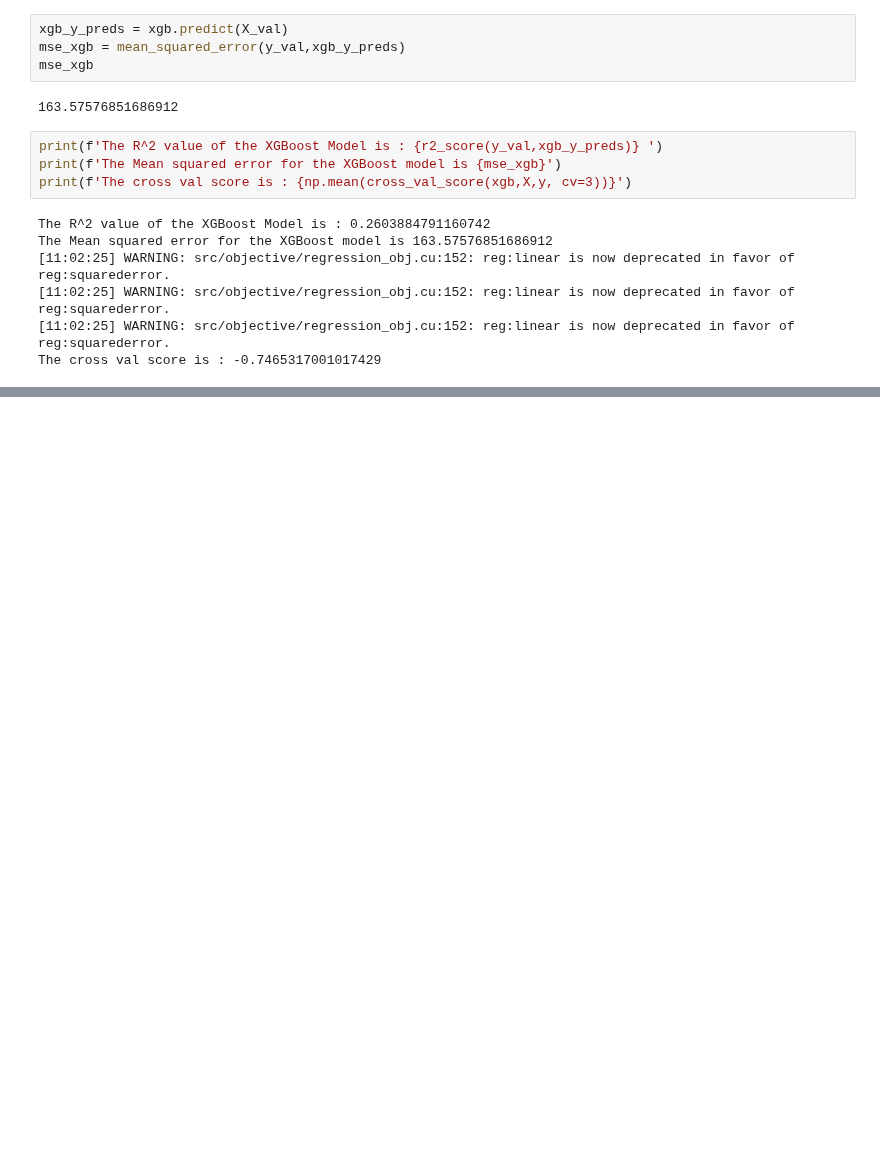
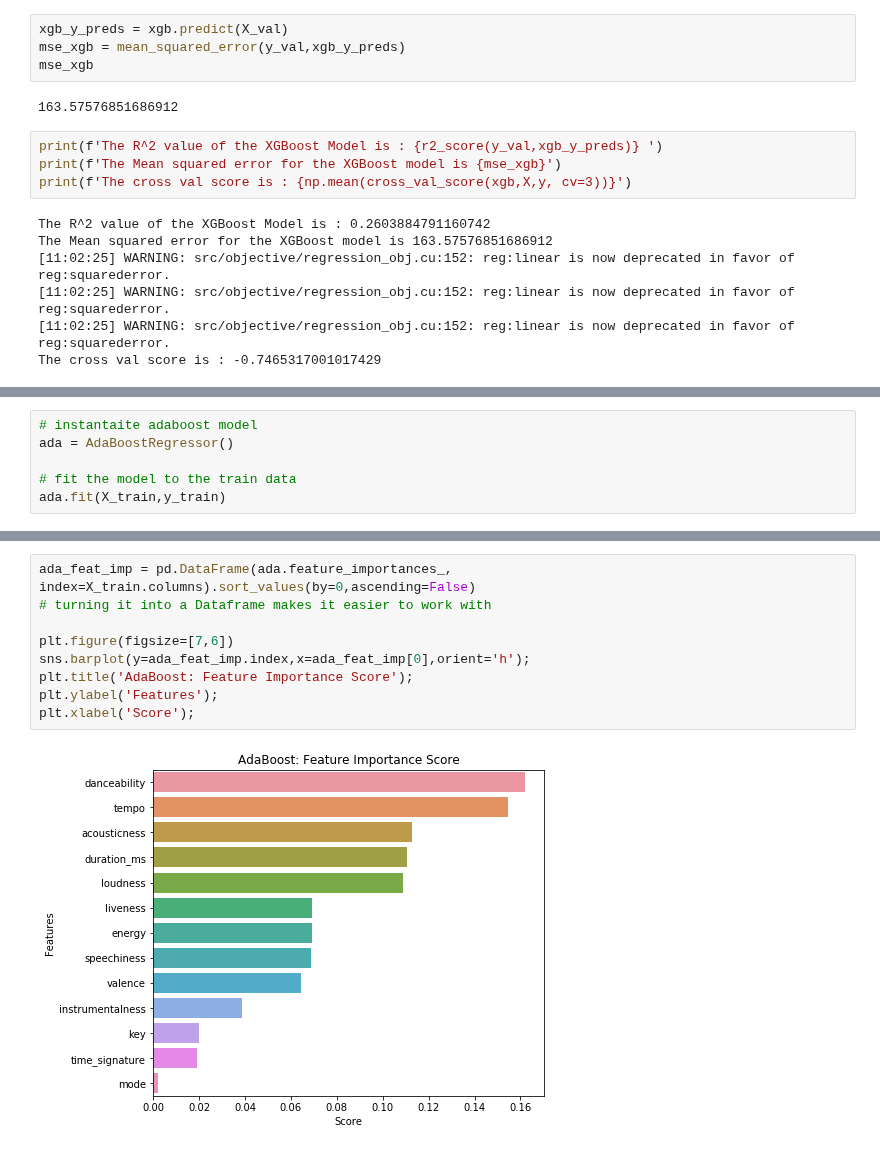
Before and after one commit to ipatel467/Spotify-Project, a Jupyter notebook: Spotify.ipynb, the cells around one changed output, grey strips where cells are left out. Saved outputs shown, nothing was run; the diff lists cells and outputs as text; blank space fills up the shorter version.

```diff
--- a/Spotify.ipynb
+++ b/Spotify.ipynb
@@ -439,0 +453,6 @@ The cross val score is : -0.7465317001017429
+# %%
+# instantaite adaboost model
+ada = AdaBoostRegressor()
+
+# fit the model to the train data
+ada.fit(X_train,y_train)
@@ -439,0 +474,11 @@ The cross val score is : -0.7465317001017429
+# %%
+ada_feat_imp = pd.DataFrame(ada.feature_importances_, index=X_train.columns).sort_values(by=0,ascending=False)
+# turning it into a Dataframe makes it easier to work with
+
+plt.figure(figsize=[7,6])
+sns.barplot(y=ada_feat_imp.index,x=ada_feat_imp[0],orient='h');
+plt.title('AdaBoost: Feature Importance Score');
+plt.ylabel('Features');
+plt.xlabel('Score');
+# %% [output]
+[figure, added]
```
Also changed, not shown: parts of 4 cells of this notebook.
